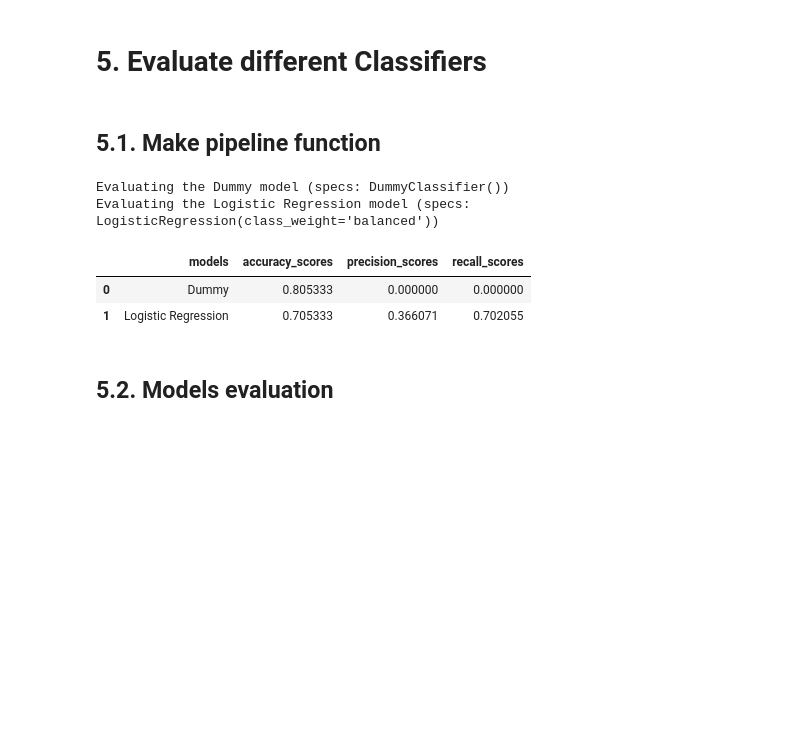
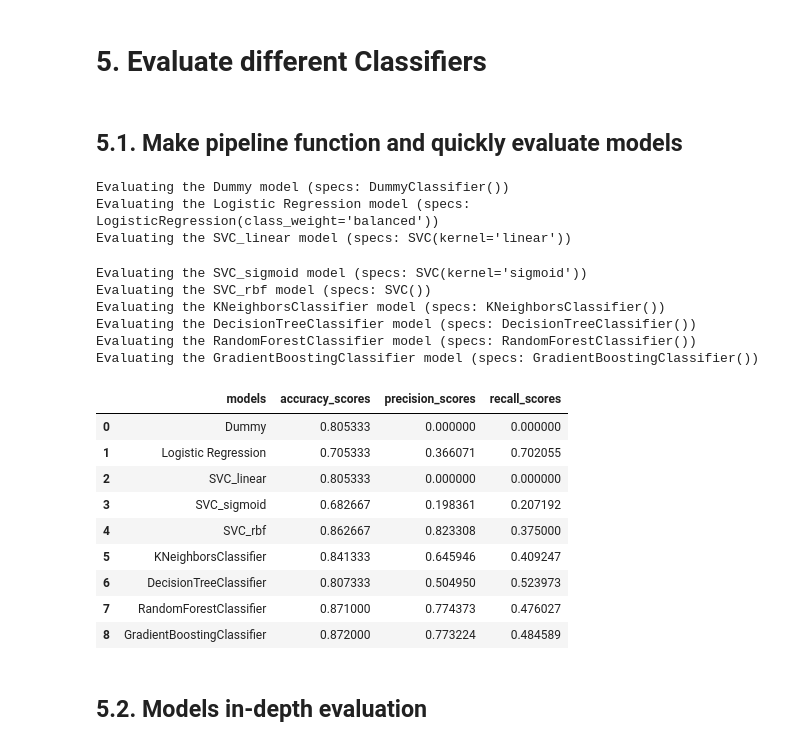
Before and after one commit to jerome-roeser/Bank-customer-churn-modeling, a Jupyter notebook: customer_churn.ipynb, the cells around one changed output. Saved outputs shown, nothing was run; the diff lists cells and outputs as text; code cells hidden in the pictures; blank space fills up the shorter version.

Commit message:
Fast-screened models

```diff
--- a/customer_churn.ipynb
+++ b/customer_churn.ipynb
@@ -336,39 +336,72 @@ ValueError: This solver needs samples of at least 2 classes in the data, but the
 # %% [markdown]
 # 5. Evaluate different Classifiers
 # %% [markdown]
-## 5.1. Make pipeline function
+## 5.1. Make pipeline function and quickly evaluate models
 # %%
 from sklearn.metrics import accuracy_score, recall_score, precision_score
+from sklearn.linear_model import LogisticRegression
+from sklearn.svm import SVC
+from sklearn.neighbors import KNeighborsClassifier
+from sklearn.tree import DecisionTreeClassifier
+from sklearn.ensemble import RandomForestClassifier, GradientBoostingClassifier
 
 models =[
     DummyClassifier(),
     LogisticRegression(class_weight= 'balanced'),
+    SVC(kernel='linear'),
+    SVC(kernel='sigmoid'),
+    SVC(kernel='rbf'),
+    KNeighborsClassifier(),
+    DecisionTreeClassifier(),
+    RandomForestClassifier(),
+    GradientBoostingClassifier()
          ]
 
 model_names = [
     'Dummy',
-    'Logistic Regression'
+    'Logistic Regression',
+    'SVC_linear',
+    'SVC_sigmoid',
+    'SVC_rbf',
+    'KNeighborsClassifier',
+    'DecisionTreeClassifier',
+    'RandomForestClassifier',
+    'GradientBoostingClassifier'
     ]
 
 accuracy, precision, recall = [], [], []
 
 for model, model_name in zip(models, model_names):
     print(f"Evaluating the {model_name} model (specs: {model}) ")
     pipeline = make_pipeline(preprocessor, model)
     pipeline.fit(X_train, y_train)
     accuracy.append(pipeline.score(X_test, y_test))
     recall.append(recall_score(y_test, pipeline.predict(X_test)))
     precision.append(precision_score(y_test, pipeline.predict(X_test)))
 
 pd.DataFrame({'models': model_names,
               'accuracy_scores': accuracy,
               'precision_scores': precision,
               'recall_scores': recall})
 # %% [output]
 Evaluating the Dummy model (specs: DummyClassifier())
 Evaluating the Logistic Regression model (specs: LogisticRegression(class_weight='balanced'))
+Evaluating the SVC_linear model (specs: SVC(kernel='linear'))
+Evaluating the SVC_sigmoid model (specs: SVC(kernel='sigmoid'))
+Evaluating the SVC_rbf model (specs: SVC())
+Evaluating the KNeighborsClassifier model (specs: KNeighborsClassifier())
+Evaluating the DecisionTreeClassifier model (specs: DecisionTreeClassifier())
+Evaluating the RandomForestClassifier model (specs: RandomForestClassifier())
+Evaluating the GradientBoostingClassifier model (specs: GradientBoostingClassifier())
 |  | models | accuracy_scores | precision_scores | recall_scores |
 | 0 | Dummy | 0.805333 | 0.000000 | 0.000000 |
 | 1 | Logistic Regression | 0.705333 | 0.366071 | 0.702055 |
+| 2 | SVC_linear | 0.805333 | 0.000000 | 0.000000 |
+| 3 | SVC_sigmoid | 0.682667 | 0.198361 | 0.207192 |
+| 4 | SVC_rbf | 0.862667 | 0.823308 | 0.375000 |
+| 5 | KNeighborsClassifier | 0.841333 | 0.645946 | 0.409247 |
+| 6 | DecisionTreeClassifier | 0.807333 | 0.504950 | 0.523973 |
+| 7 | RandomForestClassifier | 0.871000 | 0.774373 | 0.476027 |
+| 8 | GradientBoostingClassifier | 0.872000 | 0.773224 | 0.484589 |
 # %% [markdown]
-## 5.2. Models evaluation
+## 5.2. Models in-depth evaluation
```
